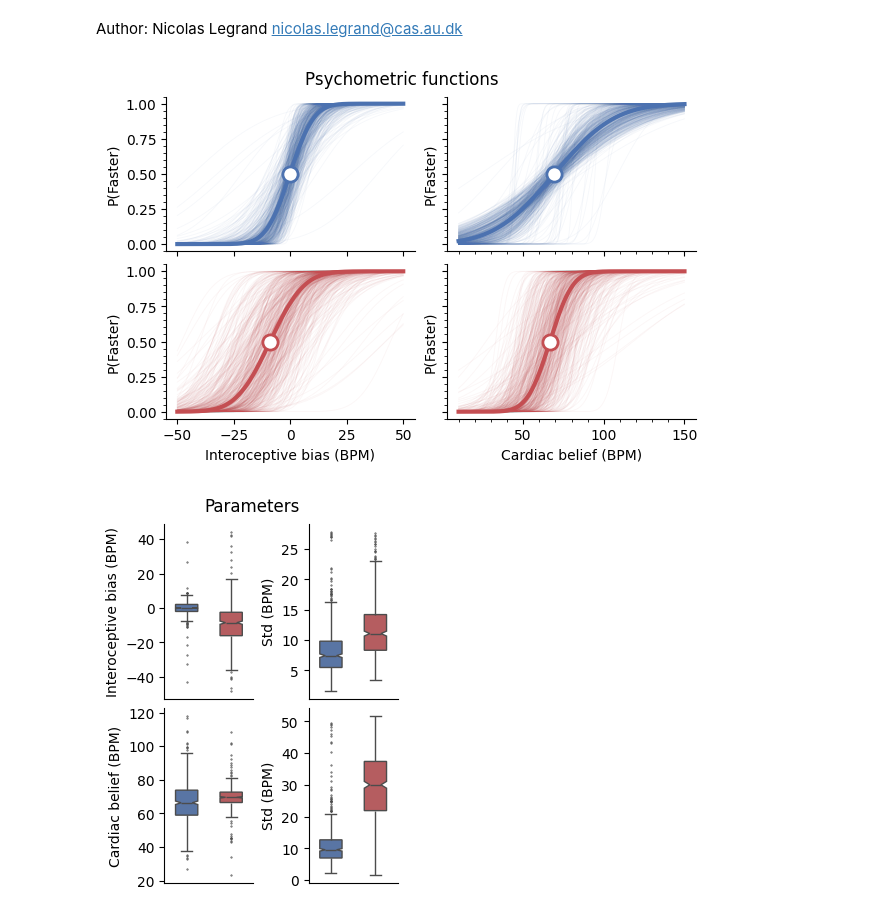
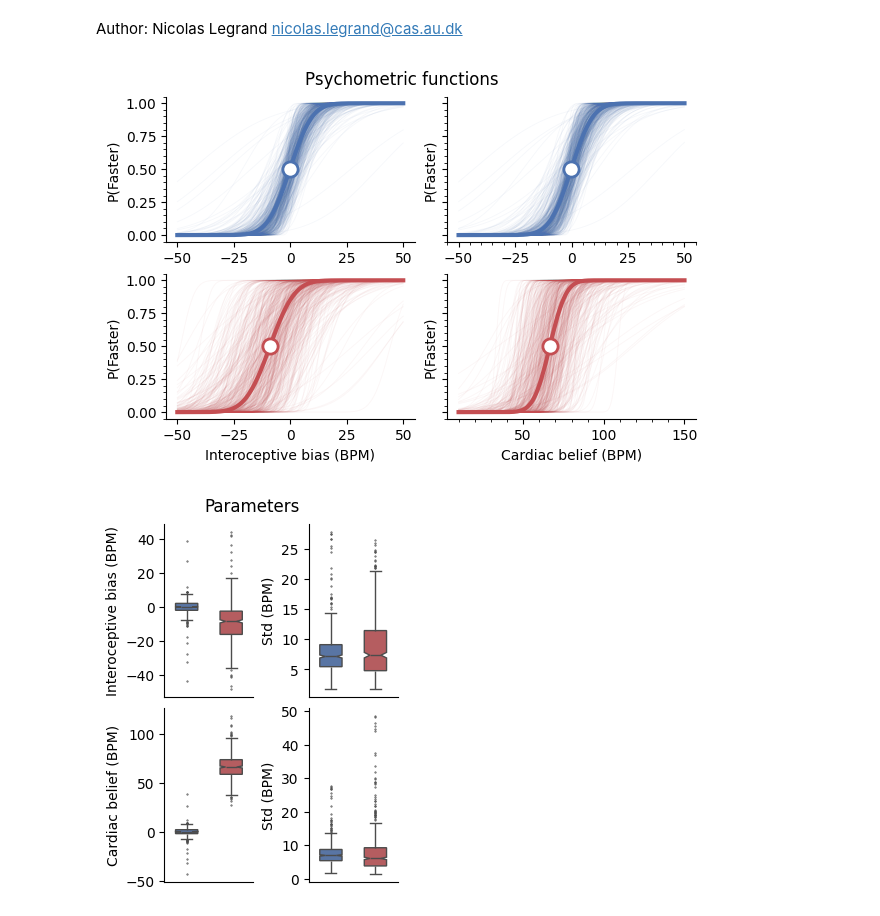
Before and after one commit to LegrandNico/ComputationalCardioception, a Jupyter notebook: code/notebooks/Figure_2_cardiac_beliefs.ipynb, the cells around one changed output. Saved outputs shown, nothing was run; the diff lists cells and outputs as text; code cells hidden in the pictures.

Commit message:
new figures and notebooks

```diff
--- a/code/notebooks/Figure_2_cardiac_beliefs.ipynb
+++ b/code/notebooks/Figure_2_cardiac_beliefs.ipynb
@@ -19,7 +20,7 @@ cardiac_believing_path = Path.cwd().parent.parent / "results" / "cardiac_believi
 cardiac_believing_df = pd.read_csv(cardiac_believing_path, low_memory=False)
 cardiac_believing_df = cardiac_believing_df[cardiac_believing_df.session == 2]
 # %%
-fig, axs = plt.subplots(nrows=2, ncols=2, figsize=(6, 4), sharex="col", sharey=True)
+fig, axs = plt.subplots(nrows=2, ncols=2, figsize=(6, 4), sharey=True)
 
 # Standard psychophysics --------------------
 x_standard = np.linspace(-50, 50, 500)
@@ -59,14 +60,14 @@ axs[1, 0].scatter(x=standard_model_df.intero_threshold.mean(), y=.5, color='w',
 # Cardiac believing --------------------
 x_believing = np.linspace(10, 150, 500)
 for participant_id in cardiac_believing_df.participant_id.to_list():
-    extero_mean = cardiac_believing_df[cardiac_believing_df.participant_id == participant_id].extero_mean.values[0]
+    extero_threshold = cardiac_believing_df[cardiac_believing_df.participant_id == participant_id].extero_threshold.values[0]
     intero_mean = cardiac_believing_df[cardiac_believing_df.participant_id == participant_id].intero_mean.values[0]
     intero_std = cardiac_believing_df[cardiac_believing_df.participant_id == participant_id].intero_std.values[0]
-    extero_std = cardiac_believing_df[cardiac_believing_df.participant_id == participant_id].extero_std.values[0]
+    extero_slope = cardiac_believing_df[cardiac_believing_df.participant_id == participant_id].extero_slope.values[0]
 
     axs[0, 1].plot(
-        x_believing,
-        (norm.cdf(x_believing, loc=extero_mean, scale=extero_std)),
+        x_standard,
+        (norm.cdf(x_standard, loc=extero_threshold, scale=extero_slope)),
         '-', alpha=.05, linewidth=.6, color='#4c72b0'
     )
 
@@ -74,37 +75,37 @@ for participant_id in cardiac_believing_df.participant_id.to_list():
         x_believing,
         (norm.cdf(x_believing, loc=intero_mean, scale=intero_std)),
         '-', alpha=.05, linewidth=.6, color='#c44e52'
     )
 
 axs[0, 1].plot(
-    x_believing,
-    (norm.cdf(x_believing, loc=cardiac_believing_df.extero_mean.mean(), scale=cardiac_believing_df.extero_std.mean())),
+    x_standard,
+    (norm.cdf(x_standard, loc=cardiac_believing_df.extero_threshold.mean(), scale=cardiac_believing_df.extero_slope.mean())),
     '-', color='#4c72b0', linewidth=3.0
 )
-axs[0, 1].scatter(x=cardiac_believing_df.extero_mean.mean(), y=.5, color='w', edgecolors="#4c72b0", zorder=10, s=120, linewidths=2)
+axs[0, 1].scatter(x=cardiac_believing_df.extero_threshold.mean(), y=.5, color='w', edgecolors="#4c72b0", zorder=10, s=120, linewidths=2)
 
 axs[1, 1].plot(
     x_believing,
     (norm.cdf(x_believing, loc=cardiac_believing_df.intero_mean.mean(), scale=cardiac_believing_df.intero_std.mean())),
     '-', color='#c44e52', linewidth=3.0
 )
 axs[1, 1].scatter(x=cardiac_believing_df.intero_mean.mean(), y=.5, color='w', edgecolors="#c44e52", zorder=10, s=120, linewidths=2)
 
 axs[0, 1].minorticks_on()
 axs[1, 1].minorticks_on()
 
 axs[0, 0].set(ylabel="P(Faster)")
 axs[0, 1].set(ylabel="P(Faster)")
 axs[1, 0].set(xlabel="Interoceptive bias (BPM)", ylabel="P(Faster)")
 axs[1, 1].set(xlabel="Cardiac belief (BPM)", ylabel="P(Faster)")
 
 sns.despine()
 
 fig.suptitle("Psychometric functions")
 
 plt.savefig(Path().cwd().parent.parent / "figures" / "figure_2_psychometrics.svg")
 # %% [output]
-[figure, old version]
+[figure, new version]
 # %%
 fig, axs = plt.subplots(nrows=2, ncols=2, figsize=(3, 4))
 
@@ -139,7 +140,7 @@ axs[0, 1].set_xticklabels([])
 axs[0, 1].set_xticks([])
 
 sns.boxplot(
-    data=pd.melt(cardiac_believing_df, id_vars=["participant_id"], value_vars=["intero_mean", "extero_mean"]),
+    data=pd.melt(cardiac_believing_df, id_vars=["participant_id"], value_vars=["extero_threshold", "intero_mean"]),
     x="variable",
     y="value",
     hue="variable",
@@ -154,7 +155,7 @@ axs[1, 0].set_xticklabels([])
 axs[1, 0].set_xticks([])
 
 sns.boxplot(
-    data=pd.melt(cardiac_believing_df, id_vars=["participant_id"], value_vars=["intero_std", "extero_std"]),
+    data=pd.melt(cardiac_believing_df, id_vars=["participant_id"], value_vars=["extero_slope", "intero_std"]),
     x="variable",
     y="value",
     hue="variable",
@@ -174,4 +175,4 @@ sns.despine()
 
 plt.savefig(Path().cwd().parent.parent / "figures" / "figure_2_boxplots.svg")
 # %% [output]
-[figure, old version]
+[figure, new version]
```
Also changed, not shown: parts of 6 cells of this notebook, 24 other files.
